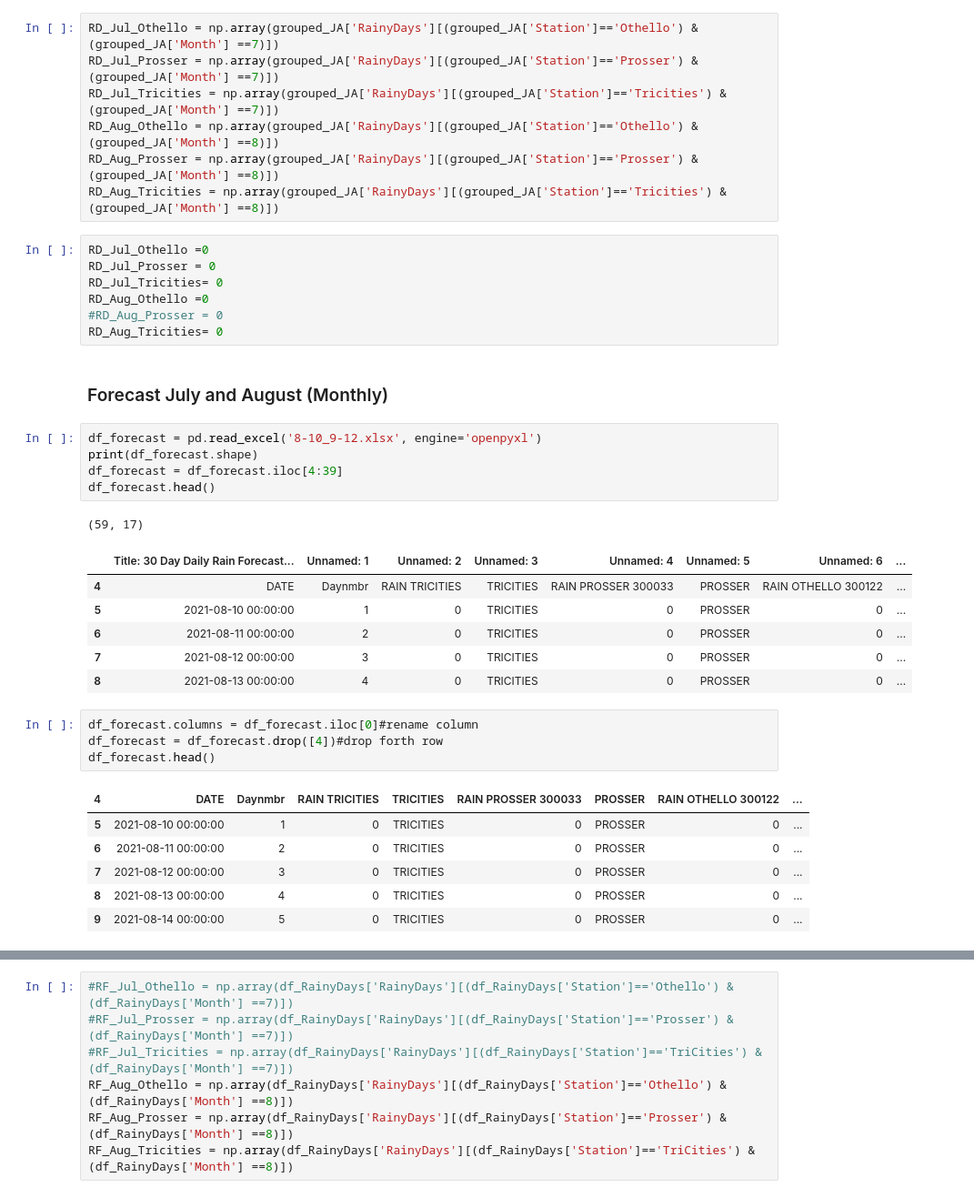
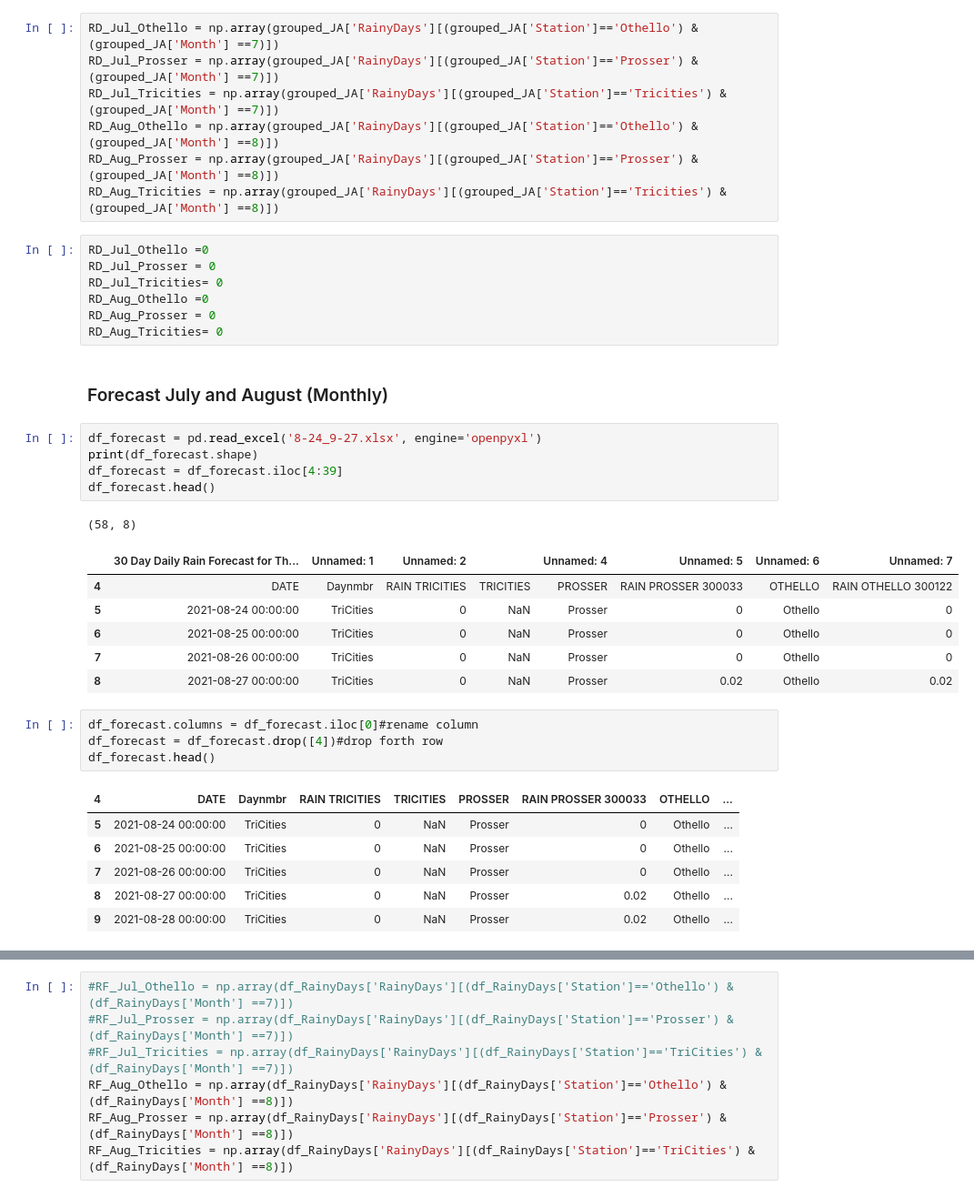
Before and after one commit to d-linnard/LateBlight, a Jupyter notebook: Scripts/Lateblight_2021_JA.ipynb, the cells around one changed output, grey strips where cells are left out. Shown at 91% size. Cells and saved outputs as stored; diff of their text form.

Commit message:
forecasts Aug 27

```diff
--- a/Scripts/Lateblight_2021_JA.ipynb
+++ b/Scripts/Lateblight_2021_JA.ipynb
@@ -254,34 +253,34 @@ RD_Jul_Othello =0
 RD_Jul_Prosser = 0
 RD_Jul_Tricities= 0
 RD_Aug_Othello =0
-#RD_Aug_Prosser = 0
+RD_Aug_Prosser = 0
 RD_Aug_Tricities= 0
 # %% [markdown]
 ### Forecast July and August (Monthly)
 # %%
-df_forecast = pd.read_excel('8-10_9-12.xlsx', engine='openpyxl')
+df_forecast = pd.read_excel('8-24_9-27.xlsx', engine='openpyxl')
 print(df_forecast.shape)
 df_forecast = df_forecast.iloc[4:39]
 df_forecast.head()
 # %% [output]
-(59, 17)
+(58, 8)
-|  | Title: 30 Day Daily Rain Forecast... | Unnamed: 1 | Unnamed: 2 | Unnamed: 3 | Unnamed: 4 | Unnamed: 5 | Unnamed: 6 | ... |
-| 4 | DATE | Daynmbr | RAIN TRICITIES | TRICITIES | RAIN PROSSER 300033 | PROSSER | RAIN OTHELLO 300122 | ... |
-| 5 | 2021-08-10 00:00:00 | 1 | 0 | TRICITIES | 0 | PROSSER | 0 | ... |
-| 6 | 2021-08-11 00:00:00 | 2 | 0 | TRICITIES | 0 | PROSSER | 0 | ... |
-| 7 | 2021-08-12 00:00:00 | 3 | 0 | TRICITIES | 0 | PROSSER | 0 | ... |
-| 8 | 2021-08-13 00:00:00 | 4 | 0 | TRICITIES | 0 | PROSSER | 0 | ... |
+|  | 30 Day Daily Rain Forecast for Th... | Unnamed: 1 | Unnamed: 2 |  | Unnamed: 4 | Unnamed: 5 | Unnamed: 6 | Unnamed: 7 |
+| 4 | DATE | Daynmbr | RAIN TRICITIES | TRICITIES | PROSSER | RAIN PROSSER 300033 | OTHELLO | RAIN OTHELLO 300122 |
+| 5 | 2021-08-24 00:00:00 | TriCities | 0 | NaN | Prosser | 0 | Othello | 0 |
+| 6 | 2021-08-25 00:00:00 | TriCities | 0 | NaN | Prosser | 0 | Othello | 0 |
+| 7 | 2021-08-26 00:00:00 | TriCities | 0 | NaN | Prosser | 0 | Othello | 0 |
+| 8 | 2021-08-27 00:00:00 | TriCities | 0 | NaN | Prosser | 0.02 | Othello | 0.02 |
 # %%
 df_forecast.columns = df_forecast.iloc[0]#rename column
 df_forecast = df_forecast.drop([4])#drop forth row
 df_forecast.head()
 # %% [output]
-| 4 | DATE | Daynmbr | RAIN TRICITIES | TRICITIES | RAIN PROSSER 300033 | PROSSER | RAIN OTHELLO 300122 | ... |
-| 5 | 2021-08-10 00:00:00 | 1 | 0 | TRICITIES | 0 | PROSSER | 0 | ... |
-| 6 | 2021-08-11 00:00:00 | 2 | 0 | TRICITIES | 0 | PROSSER | 0 | ... |
-| 7 | 2021-08-12 00:00:00 | 3 | 0 | TRICITIES | 0 | PROSSER | 0 | ... |
-| 8 | 2021-08-13 00:00:00 | 4 | 0 | TRICITIES | 0 | PROSSER | 0 | ... |
-| 9 | 2021-08-14 00:00:00 | 5 | 0 | TRICITIES | 0 | PROSSER | 0 | ... |
+| 4 | DATE | Daynmbr | RAIN TRICITIES | TRICITIES | PROSSER | RAIN PROSSER 300033 | OTHELLO | ... |
+| 5 | 2021-08-24 00:00:00 | TriCities | 0 | NaN | Prosser | 0 | Othello | ... |
+| 6 | 2021-08-25 00:00:00 | TriCities | 0 | NaN | Prosser | 0 | Othello | ... |
+| 7 | 2021-08-26 00:00:00 | TriCities | 0 | NaN | Prosser | 0 | Othello | ... |
+| 8 | 2021-08-27 00:00:00 | TriCities | 0 | NaN | Prosser | 0.02 | Othello | ... |
+| 9 | 2021-08-28 00:00:00 | TriCities | 0 | NaN | Prosser | 0.02 | Othello | ... |
 # %%
 df_simple = df_forecast[["DATE","RAIN TRICITIES","RAIN PROSSER 300033", "RAIN OTHELLO 300122"]]
 df_simple.head(10)
```
Also changed, not shown: parts of 8 cells of this notebook, 4 other files.
